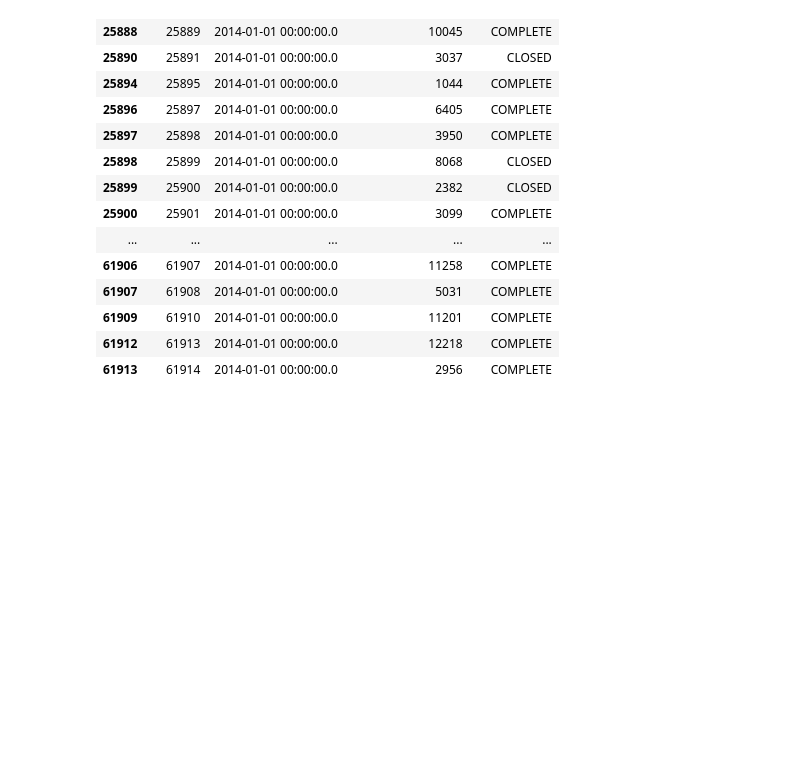
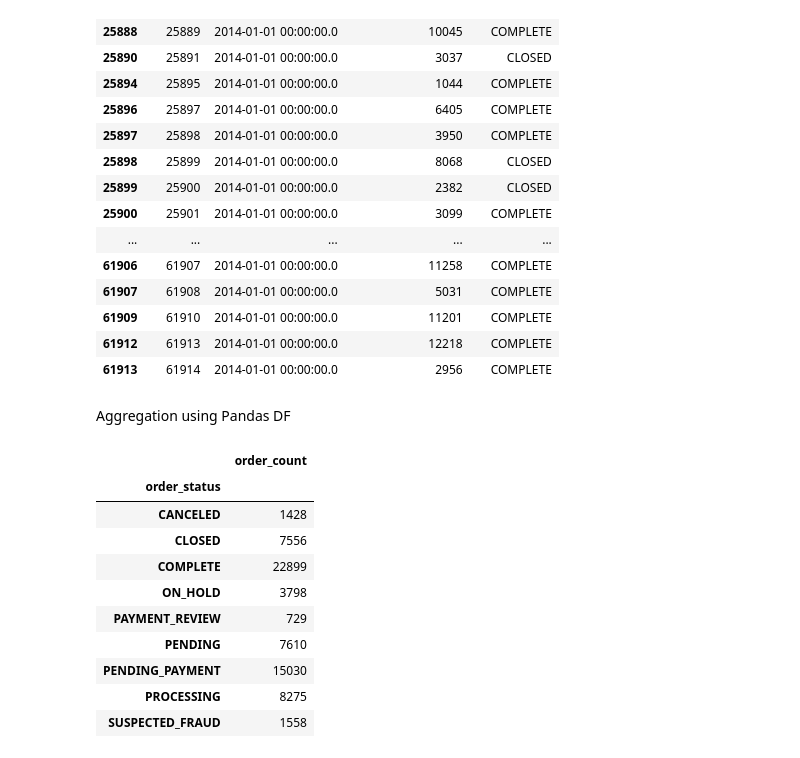
Before and after one commit to usamamirza1234/Pandas-For-Data-Processing, a Jupyter notebook: data_processing.ipynb, the cells around one changed output. Cells and saved outputs as stored; diff of their text form; code cells hidden in the pictures; blank space fills up the shorter version.

```diff
--- a/data_processing.ipynb
+++ b/data_processing.ipynb
@@ -104,3 +104,5 @@ orders.query(' (order_status == ("COMPLETE", "CLOSED")) and order_date == "2014-
 | 61909 | 61910 | 2014-01-01 00:00:00.0 | 11201 | COMPLETE |
 | 61912 | 61913 | 2014-01-01 00:00:00.0 | 12218 | COMPLETE |
 | 61913 | 61914 | 2014-01-01 00:00:00.0 | 2956 | COMPLETE |
+# %% [markdown]
+Aggregation using Pandas DF
@@ -106,0 +114,17 @@ orders.query(' (order_status == ("COMPLETE", "CLOSED")) and order_date == "2014-
+# %%
+orders \
+    .groupby('order_status')['order_id'] \
+    .agg(order_count='count')
+   # .agg('count') # give name to count as now column is displayed as default column name i.e (order_id)
+# %% [output]
+|  | order_count |
+| order_status |  |
+| CANCELED | 1428 |
+| CLOSED | 7556 |
+| COMPLETE | 22899 |
+| ON_HOLD | 3798 |
+| PAYMENT_REVIEW | 729 |
+| PENDING | 7610 |
+| PENDING_PAYMENT | 15030 |
+| PROCESSING | 8275 |
+| SUSPECTED_FRAUD | 1558 |
```
Also changed, not shown: parts of 1 cell of this notebook.
